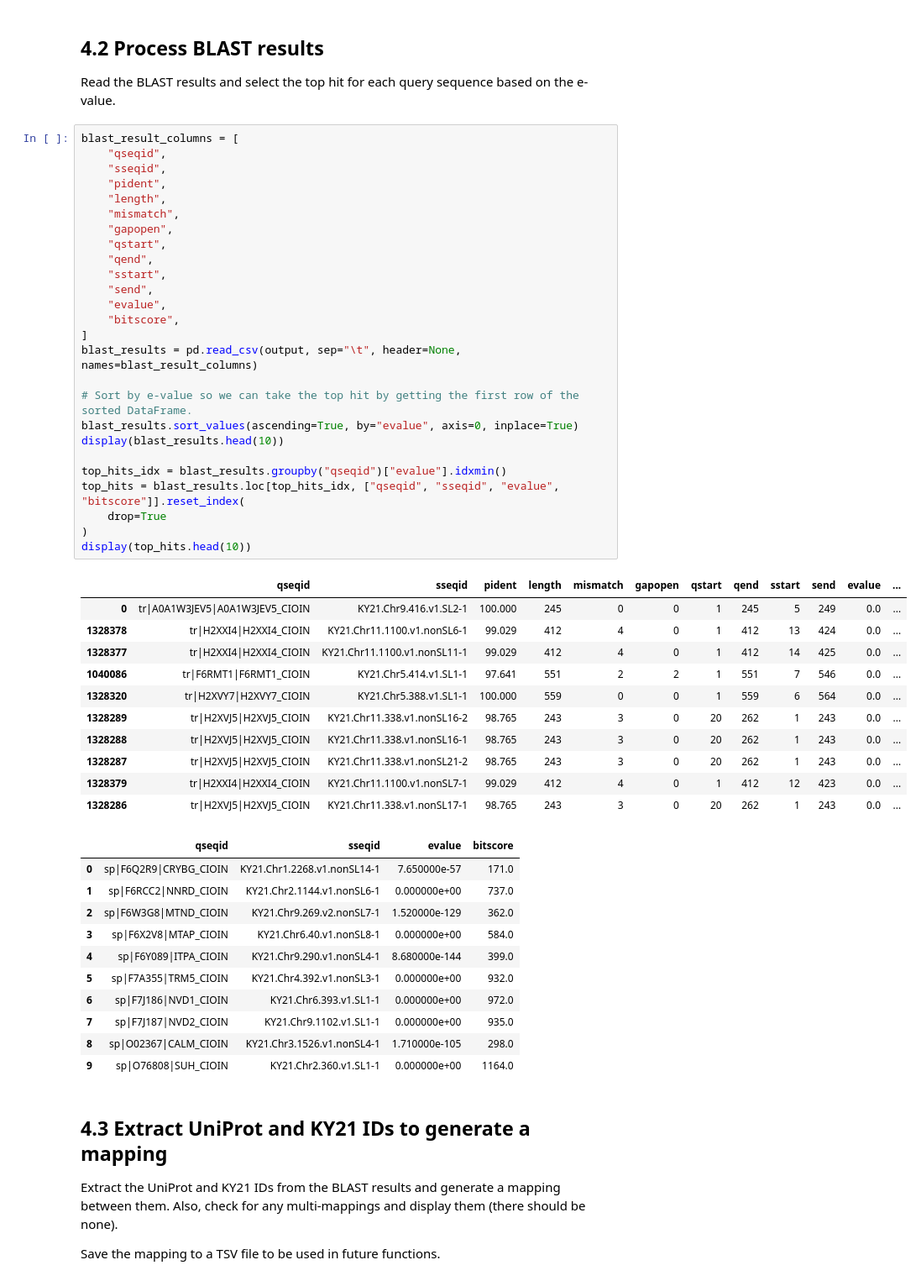
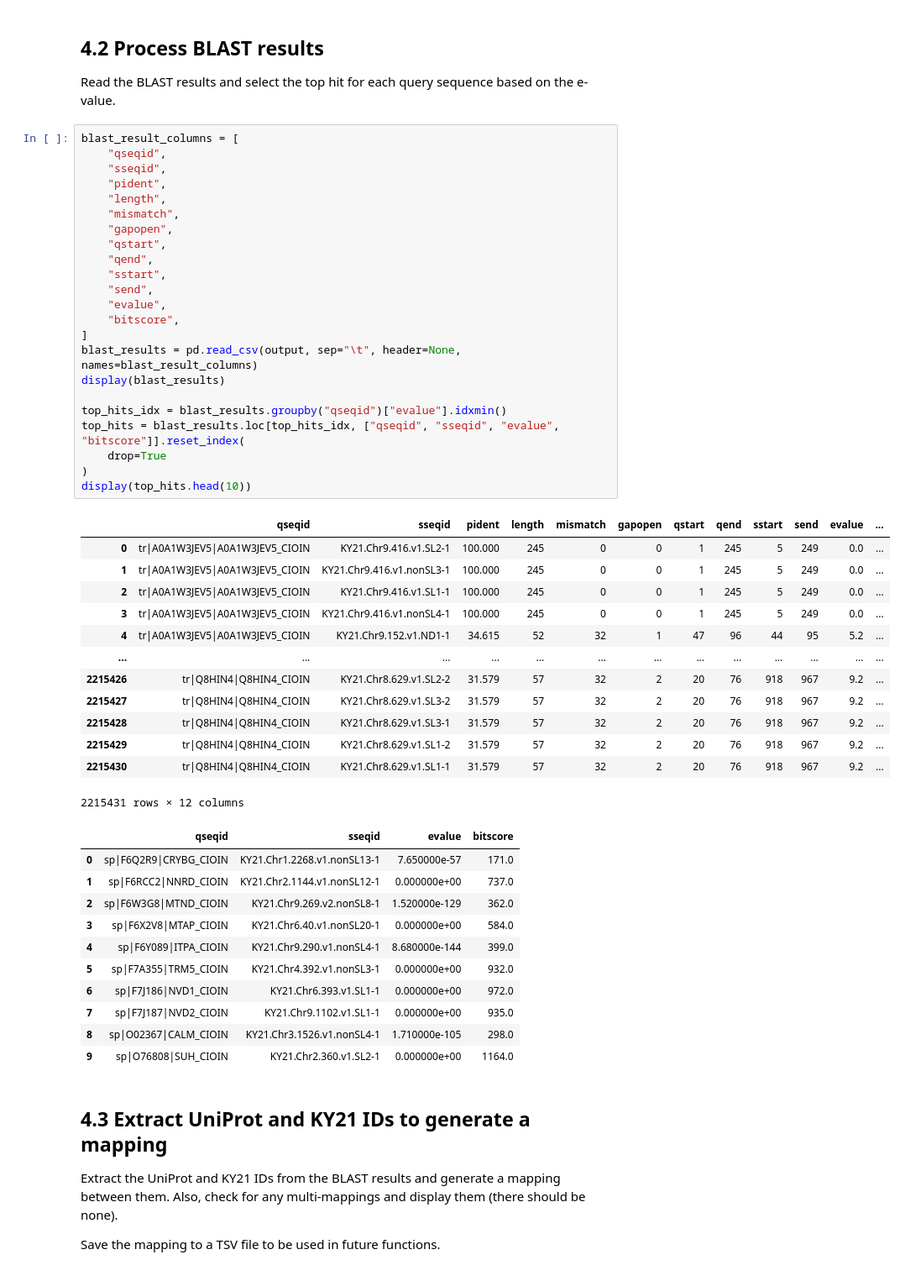
Before and after one commit to Arcadia-Science/2025-zoogle-experiments, a Jupyter notebook: notebooks/Ciona-intestinalis/4_ciona-blast-processing.ipynb, the cells around one changed output. Shown at 84% size. Saved outputs shown, nothing was run; the diff lists cells and outputs as text.

Commit message:
remove unnecessary sort

```diff
--- a/notebooks/Ciona-intestinalis/4_ciona-blast-processing.ipynb
+++ b/notebooks/Ciona-intestinalis/4_ciona-blast-processing.ipynb
@@ -28,52 +28,51 @@ Read the BLAST results and select the top hit for each query sequence based on t
 # %%
 blast_result_columns = [
     "qseqid",
     "sseqid",
     "pident",
     "length",
     "mismatch",
     "gapopen",
     "qstart",
     "qend",
     "sstart",
     "send",
     "evalue",
     "bitscore",
 ]
 blast_results = pd.read_csv(output, sep="\t", header=None, names=blast_result_columns)
-
-# Sort by e-value so we can take the top hit by getting the first row of the sorted DataFrame.
-blast_results.sort_values(ascending=True, by="evalue", axis=0, inplace=True)
-display(blast_results.head(10))
+display(blast_results)
 
 top_hits_idx = blast_results.groupby("qseqid")["evalue"].idxmin()
 top_hits = blast_results.loc[top_hits_idx, ["qseqid", "sseqid", "evalue", "bitscore"]].reset_index(
     drop=True
 )
 display(top_hits.head(10))
 # %% [output]
 |  | qseqid | sseqid | pident | length | mismatch | gapopen | qstart | qend | sstart | send | evalue | ... |
 | 0 | tr|A0A1W3JEV5|A0A1W3JEV5_CIOIN | KY21.Chr9.416.v1.SL2-1 | 100.000 | 245 | 0 | 0 | 1 | 245 | 5 | 249 | 0.0 | ... |
-| 1328378 | tr|H2XXI4|H2XXI4_CIOIN | KY21.Chr11.1100.v1.nonSL6-1 | 99.029 | 412 | 4 | 0 | 1 | 412 | 13 | 424 | 0.0 | ... |
-| 1328377 | tr|H2XXI4|H2XXI4_CIOIN | KY21.Chr11.1100.v1.nonSL11-1 | 99.029 | 412 | 4 | 0 | 1 | 412 | 14 | 425 | 0.0 | ... |
-| 1040086 | tr|F6RMT1|F6RMT1_CIOIN | KY21.Chr5.414.v1.SL1-1 | 97.641 | 551 | 2 | 2 | 1 | 551 | 7 | 546 | 0.0 | ... |
-| 1328320 | tr|H2XVY7|H2XVY7_CIOIN | KY21.Chr5.388.v1.SL1-1 | 100.000 | 559 | 0 | 0 | 1 | 559 | 6 | 564 | 0.0 | ... |
-| 1328289 | tr|H2XVJ5|H2XVJ5_CIOIN | KY21.Chr11.338.v1.nonSL16-2 | 98.765 | 243 | 3 | 0 | 20 | 262 | 1 | 243 | 0.0 | ... |
-| 1328288 | tr|H2XVJ5|H2XVJ5_CIOIN | KY21.Chr11.338.v1.nonSL16-1 | 98.765 | 243 | 3 | 0 | 20 | 262 | 1 | 243 | 0.0 | ... |
-| 1328287 | tr|H2XVJ5|H2XVJ5_CIOIN | KY21.Chr11.338.v1.nonSL21-2 | 98.765 | 243 | 3 | 0 | 20 | 262 | 1 | 243 | 0.0 | ... |
-| 1328379 | tr|H2XXI4|H2XXI4_CIOIN | KY21.Chr11.1100.v1.nonSL7-1 | 99.029 | 412 | 4 | 0 | 1 | 412 | 12 | 423 | 0.0 | ... |
-| 1328286 | tr|H2XVJ5|H2XVJ5_CIOIN | KY21.Chr11.338.v1.nonSL17-1 | 98.765 | 243 | 3 | 0 | 20 | 262 | 1 | 243 | 0.0 | ... |
+| 1 | tr|A0A1W3JEV5|A0A1W3JEV5_CIOIN | KY21.Chr9.416.v1.nonSL3-1 | 100.000 | 245 | 0 | 0 | 1 | 245 | 5 | 249 | 0.0 | ... |
+| 2 | tr|A0A1W3JEV5|A0A1W3JEV5_CIOIN | KY21.Chr9.416.v1.SL1-1 | 100.000 | 245 | 0 | 0 | 1 | 245 | 5 | 249 | 0.0 | ... |
+| 3 | tr|A0A1W3JEV5|A0A1W3JEV5_CIOIN | KY21.Chr9.416.v1.nonSL4-1 | 100.000 | 245 | 0 | 0 | 1 | 245 | 5 | 249 | 0.0 | ... |
+| 4 | tr|A0A1W3JEV5|A0A1W3JEV5_CIOIN | KY21.Chr9.152.v1.ND1-1 | 34.615 | 52 | 32 | 1 | 47 | 96 | 44 | 95 | 5.2 | ... |
+| ... | ... | ... | ... | ... | ... | ... | ... | ... | ... | ... | ... | ... |
+| 2215426 | tr|Q8HIN4|Q8HIN4_CIOIN | KY21.Chr8.629.v1.SL2-2 | 31.579 | 57 | 32 | 2 | 20 | 76 | 918 | 967 | 9.2 | ... |
+| 2215427 | tr|Q8HIN4|Q8HIN4_CIOIN | KY21.Chr8.629.v1.SL3-2 | 31.579 | 57 | 32 | 2 | 20 | 76 | 918 | 967 | 9.2 | ... |
+| 2215428 | tr|Q8HIN4|Q8HIN4_CIOIN | KY21.Chr8.629.v1.SL3-1 | 31.579 | 57 | 32 | 2 | 20 | 76 | 918 | 967 | 9.2 | ... |
+| 2215429 | tr|Q8HIN4|Q8HIN4_CIOIN | KY21.Chr8.629.v1.SL1-2 | 31.579 | 57 | 32 | 2 | 20 | 76 | 918 | 967 | 9.2 | ... |
+| 2215430 | tr|Q8HIN4|Q8HIN4_CIOIN | KY21.Chr8.629.v1.SL1-1 | 31.579 | 57 | 32 | 2 | 20 | 76 | 918 | 967 | 9.2 | ... |
+2215431 rows × 12 columns
 |  | qseqid | sseqid | evalue | bitscore |
-| 0 | sp|F6Q2R9|CRYBG_CIOIN | KY21.Chr1.2268.v1.nonSL14-1 | 7.650000e-57 | 171.0 |
-| 1 | sp|F6RCC2|NNRD_CIOIN | KY21.Chr2.1144.v1.nonSL6-1 | 0.000000e+00 | 737.0 |
-| 2 | sp|F6W3G8|MTND_CIOIN | KY21.Chr9.269.v2.nonSL7-1 | 1.520000e-129 | 362.0 |
-| 3 | sp|F6X2V8|MTAP_CIOIN | KY21.Chr6.40.v1.nonSL8-1 | 0.000000e+00 | 584.0 |
+| 0 | sp|F6Q2R9|CRYBG_CIOIN | KY21.Chr1.2268.v1.nonSL13-1 | 7.650000e-57 | 171.0 |
+| 1 | sp|F6RCC2|NNRD_CIOIN | KY21.Chr2.1144.v1.nonSL12-1 | 0.000000e+00 | 737.0 |
+| 2 | sp|F6W3G8|MTND_CIOIN | KY21.Chr9.269.v2.nonSL8-1 | 1.520000e-129 | 362.0 |
+| 3 | sp|F6X2V8|MTAP_CIOIN | KY21.Chr6.40.v1.nonSL20-1 | 0.000000e+00 | 584.0 |
 | 4 | sp|F6Y089|ITPA_CIOIN | KY21.Chr9.290.v1.nonSL4-1 | 8.680000e-144 | 399.0 |
 | 5 | sp|F7A355|TRM5_CIOIN | KY21.Chr4.392.v1.nonSL3-1 | 0.000000e+00 | 932.0 |
 | 6 | sp|F7J186|NVD1_CIOIN | KY21.Chr6.393.v1.SL1-1 | 0.000000e+00 | 972.0 |
 | 7 | sp|F7J187|NVD2_CIOIN | KY21.Chr9.1102.v1.SL1-1 | 0.000000e+00 | 935.0 |
 | 8 | sp|O02367|CALM_CIOIN | KY21.Chr3.1526.v1.nonSL4-1 | 1.710000e-105 | 298.0 |
-| 9 | sp|O76808|SUH_CIOIN | KY21.Chr2.360.v1.SL1-1 | 0.000000e+00 | 1164.0 |
+| 9 | sp|O76808|SUH_CIOIN | KY21.Chr2.360.v1.SL2-1 | 0.000000e+00 | 1164.0 |
 # %% [markdown]
 ## 4.3 Extract UniProt and KY21 IDs to generate a mapping
 
```
Also changed, not shown: parts of 1 cell of this notebook.
